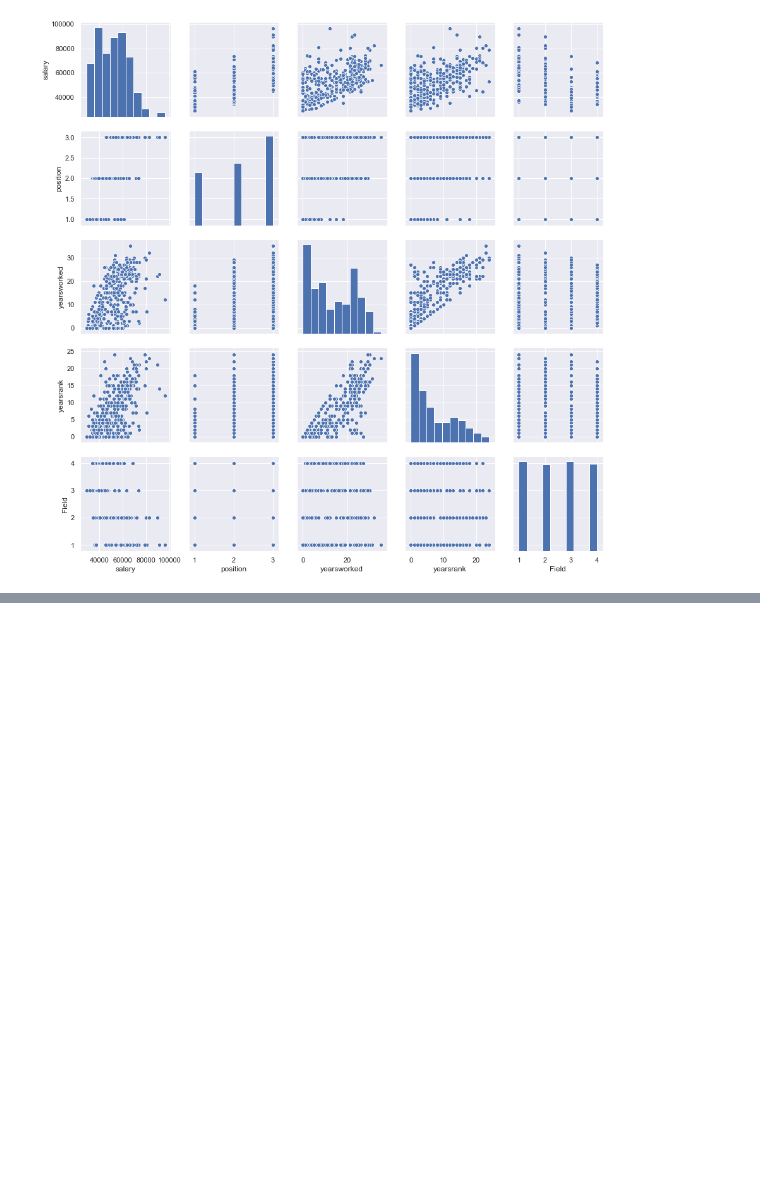
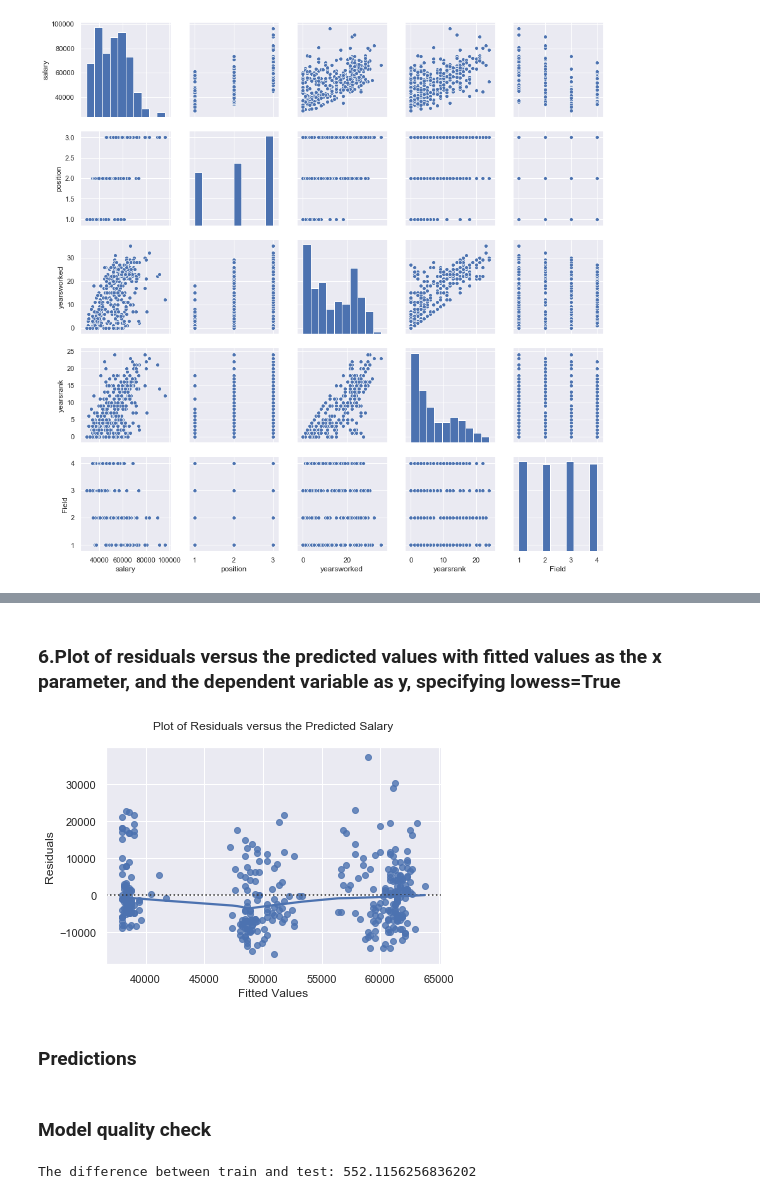
Before and after one commit to jbmasemza/multivariate_linear_regression, a Jupyter notebook: multivariate_linear_regression.ipynb, the cells around one changed output, grey strips where cells are left out. Drawn from its saved outputs; the diff is of its cells as text; code cells hidden in the pictures; blank space fills up the shorter version.

```diff
--- a/multivariate_linear_regression.ipynb
+++ b/multivariate_linear_regression.ipynb
@@ -145,0 +168,4 @@ salary.head()
+# %%
+X = sm.add_constant(train_x[['yearsworked','position']])
+model = sm.OLS(train_y, X).fit()
+model.summary()
@@ -145,0 +205,8 @@ salary.head()
+# %%
+residual  = model.resid
+results   = model.fittedvalues
+influence = model.get_influence()
+leverage = influence.hat_matrix_diag
+cooks_d = influence.cooks_distance
+standardized_residuals = influence.resid_studentized_internal
+studentized_residuals = influence.resid_studentized_external
@@ -145,0 +230,12 @@ salary.head()
+# %% [markdown]
+###  6.Plot of residuals versus the predicted values  with fitted values as the x parameter, and the dependent variable as y, specifying lowess=True
+# %%
+sns.residplot(x = results, y = residual, lowess=True)
+
+plt.title('Plot of Residuals versus the Predicted Salary\n')
+plt.xlabel('Fitted Values')
+plt.ylabel('Residuals');
+# %% [output]
+[figure, added]
+# %% [markdown]
+###  Predictions
@@ -145,0 +249,13 @@ salary.head()
+# %% [markdown]
+### Model quality check
+# %%
+# Train
+training_rmse = rmse(train_y, pred)
+training_rmse
+# Test
+testing_rmse = rmse(test_y, y_prediction)
+testing_rmse
+diffrence  = testing_rmse - training_rmse
+print(f'The difference between train and test: {diffrence}')
+# %% [output]
+The difference between train and test: 552.1156256836202
```
Also changed, not shown: parts of 25 cells of this notebook.
